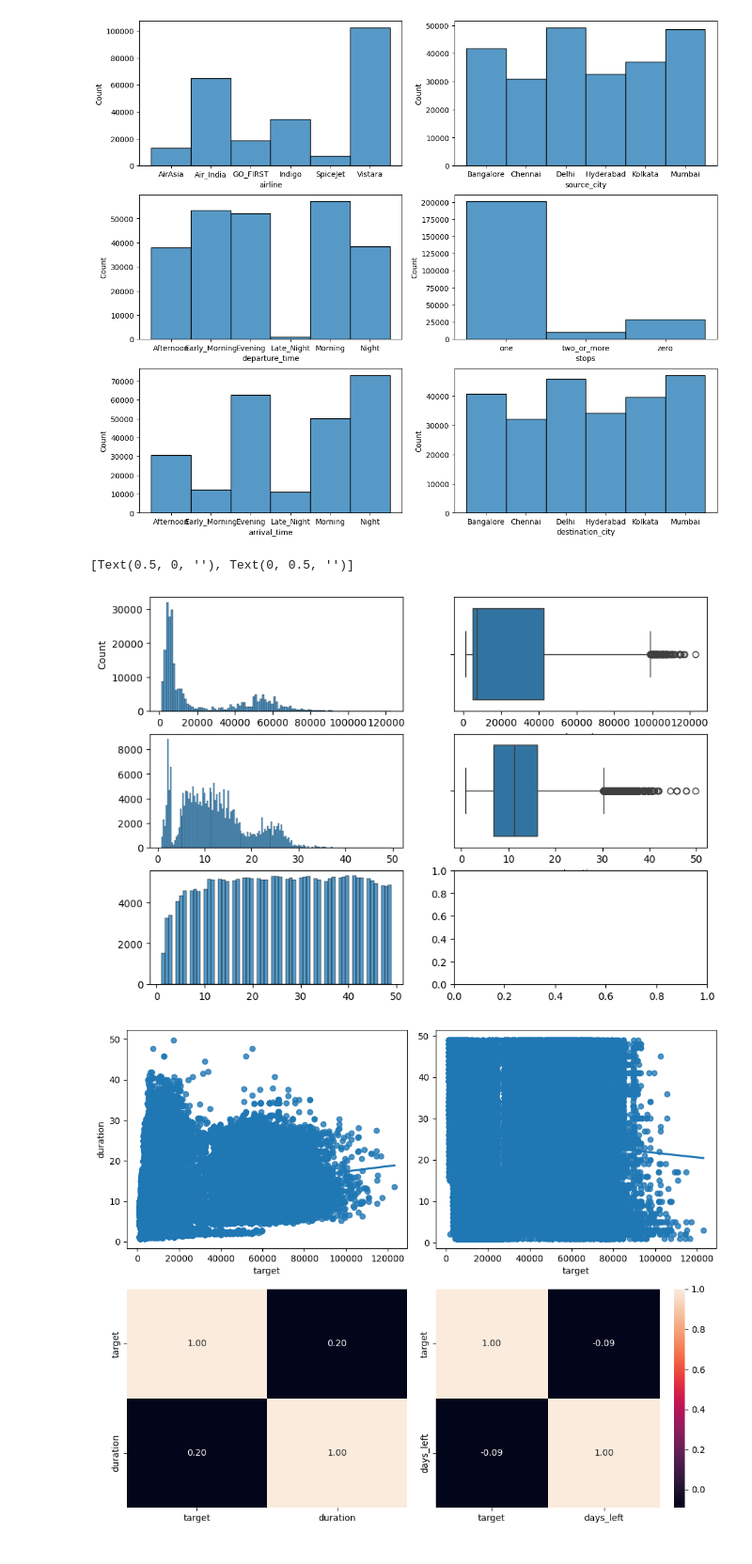
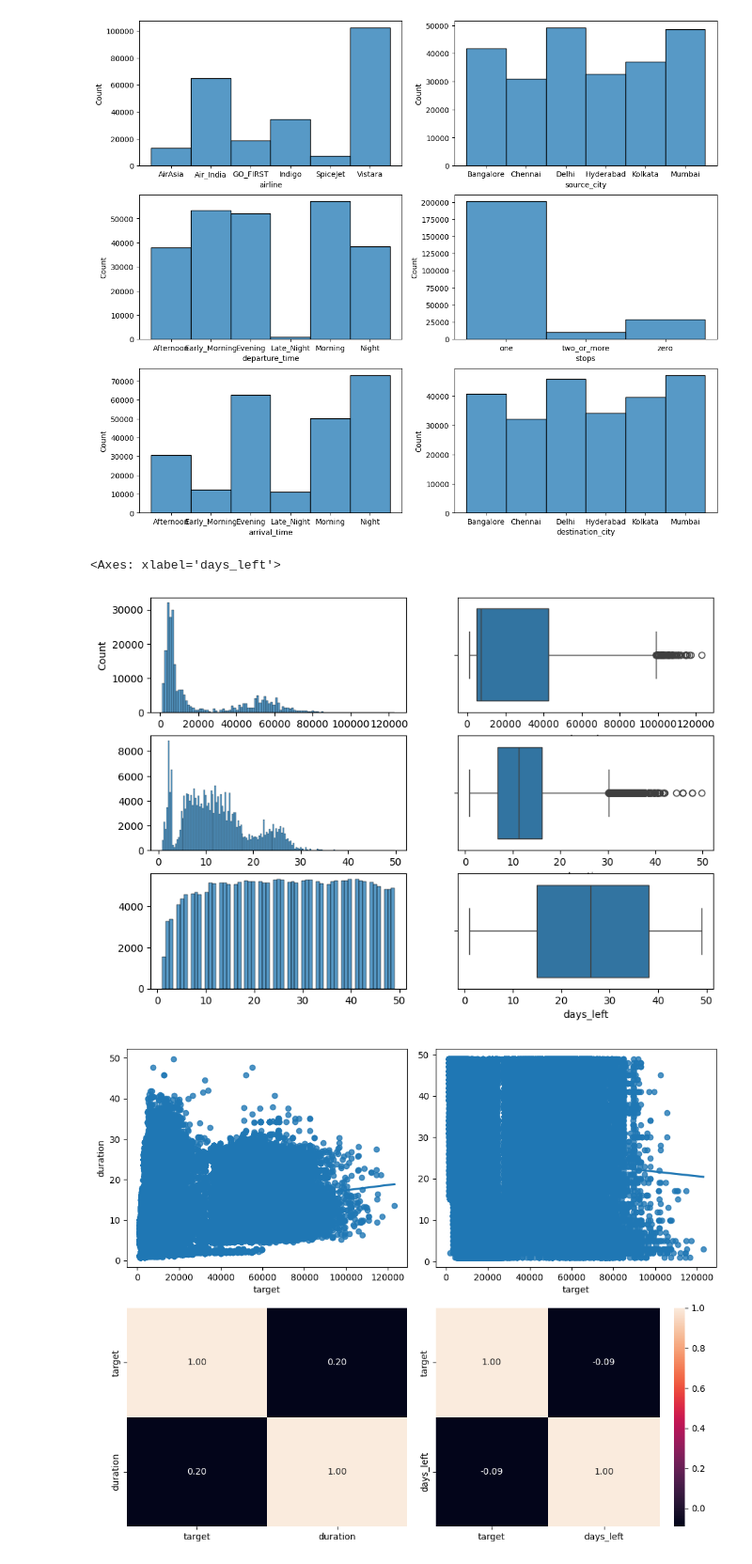
Before and after one commit to Alvizo-mx/Proyecto_final, a Jupyter notebook: Proyecto_final_linear_regression_terminado.ipynb, the cells around one changed output. Shown at 94% size. Cells and saved outputs as stored; diff of their text form; code cells hidden in the pictures.

```diff
--- a/Proyecto_final_linear_regression_terminado.ipynb
+++ b/Proyecto_final_linear_regression_terminado.ipynb
@@ -193,16 +193,17 @@ plt.show()
 # %% [output]
 [figure]
 # %%
-# Análisis variado variables numericas
+# Análisis bivariado variables numericas
 fig, axis = plt.subplots(3, 2, figsize = (10, 7))
 sns.histplot(ax = axis[0, 0], data = df_train, x= "target").set(xlabel = None)
 sns.boxplot(ax = axis[0, 1], data = df_train, x = "target")
 sns.histplot(ax = axis[1, 0], data = df_train, x = "duration").set(xlabel = None, ylabel = None)
 sns.boxplot(ax = axis[1, 1], data = df_train, x = "duration")
 sns.histplot(ax = axis[2, 0], data = df_train, x = "days_left").set(xlabel = None, ylabel = None)
+sns.boxplot(ax = axis[2, 1], data = df_train, x = "days_left")
 # %% [output]
-[Text(0.5, 0, ''), Text(0, 0.5, '')]
+<Axes: xlabel='days_left'>
-[figure, old version]
+[figure, new version]
 # %%
 # Análisis bivariado variables categóricas
 # Create a multiple scatter diagram
```
Also changed, not shown: parts of 10 cells of this notebook.
